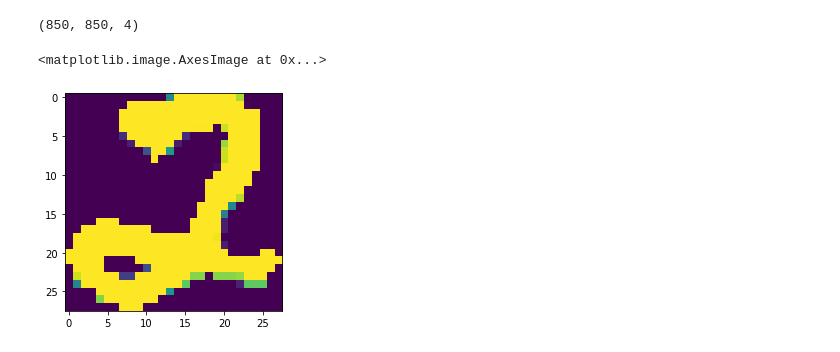
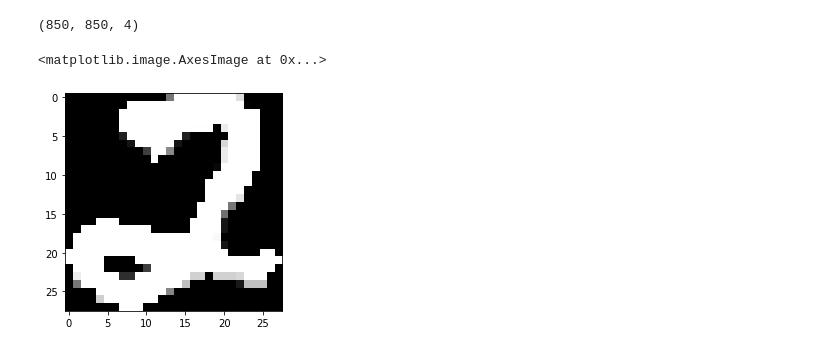
Before and after one commit to dosoung/Autonomous-Car, a Jupyter notebook: Deep Learning/Mnist.ipynb, the cells around one changed output. Cells and saved outputs as stored; diff of their text form; code cells hidden in the pictures.

```diff
--- a/Deep Learning/Mnist.ipynb
+++ b/Deep Learning/Mnist.ipynb
@@ -193,8 +211,8 @@ gray_scale = cv2.cvtColor(resized,cv2.COLOR_BGR2GRAY)
 # %%
 image = cv2.bitwise_not(gray_scale) #우리가 학습시킨건 숫자가 흰색 배경이 검정이므로 바꿔줘야함
 # %%
-plt.imshow(image)
+plt.imshow(image,cmap='gray')
 # %% [output]
 <matplotlib.image.AxesImage at 0x...>
-[figure, old version]
+[figure, new version]
 # %%
```
Also changed, not shown: parts of 9 cells of this notebook.
